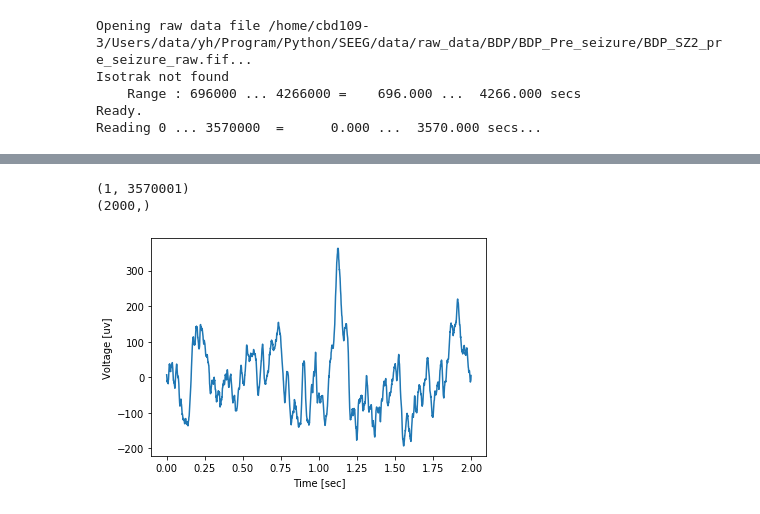
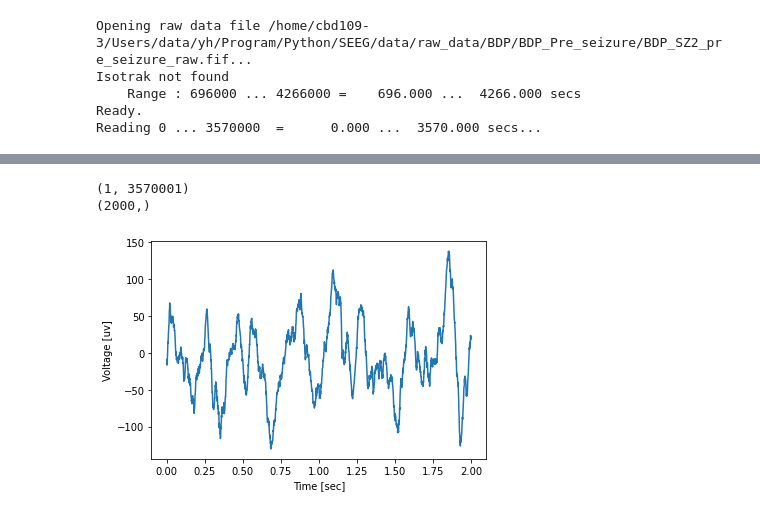
Before and after one commit to danzhewuju/SEEG, a Jupyter notebook: NoteBookJupyter/Raw_data_selected.ipynb, the cells around one changed output, grey strips where cells are left out. Saved outputs shown, nothing was run; the diff lists cells and outputs as text; code cells hidden in the pictures.

```diff
--- a/NoteBookJupyter/Raw_data_selected.ipynb
+++ b/NoteBookJupyter/Raw_data_selected.ipynb
@@ -16,5 +14,5 @@ pre_2_path = "/home/cbd109-3/Users/data/yh/Program/Python/SEEG/data/raw_data/BDP
 # %% [markdown]
 ## 1. 第一个人的图像
 # %%
-pre_1_raw_data = read_raw(pre_1_path)
-print(pre_1_raw_data.info['ch_names'])
+pre_2_raw_data = read_raw(pre_2_path)
+print(pre_2_raw_data.info['ch_names'])
@@ -21,3 +26,3 @@ print(pre_1_raw_data.info['ch_names'])
 # %%
-select_channel_data = select_channel_data(pre_1_raw_data, ['POL E8'])
+select_channel_data = select_channel_data(pre_2_raw_data, ['POL B15'])
 # %%
@@ -48,13 +87,13 @@ Isotrak not found
 Ready.
 Reading 0 ... 3570000  =      0.000 ...  3570.000 secs...
 # %%
-select_channel_data = select_channel_data(pre_2_raw_data, ['POL A7'])
-save_name = "b15470c2-2555-11ea-9699-e0d55e6ff654-0.npy"
+select_channel_data = select_channel_data(pre_2_raw_data, ['POL E9'])
+save_name = "b1546ea4-2555-11ea-9699-e0d55e6ff654-0.npy"
 save_path = os.path.join(save_dir, save_name+"cluster_4.pdf")
 print(select_channel_data.shape)
 sampling = 1000
-start = 3348
-end = 3350
+start = 2264
+end = 2266
 y = select_channel_data[:, start*sampling: end*sampling]
 y = y.flatten()
 print(y.shape)
@@ -69,9 +112,10 @@ plt.show()
 # %%
 # 0
-pre_2_raw_data_0 = read_raw(pre_2_path)
-select_channel_data = select_channel_data(pre_2_raw_data_0, ['POL B13'])
+# pre_2_raw_data_0 = read_raw(pre_2_path)
+pre_2_raw_data = read_raw(pre_2_path)
+select_channel_data = select_channel_data(pre_2_raw_data, ['POL B13'])
 save_name = "b1547012-2555-11ea-9699-e0d55e6ff654-0.npy"
-save_path = os.path.join(save_dir, save_name+"cluster_0.pdf")
+save_path = os.path.join(save_dir, save_name+"cluster_1.pdf")
 print(select_channel_data.shape)
 sampling = 1000
 start = 2996
@@ -99,24 +171,24 @@ Reading 0 ... 3570000  =      0.000 ...  3570.000 secs...
 # %%
-# 1
-select_channel_data_A7 = select_channel_data(pre_2_raw_data, ['POL G8'])
-save_name = "b12e66e4-2555-11ea-9699-e0d55e6ff654-0.npy"
-save_path = os.path.join(save_dir, save_name+"cluster_1.pdf")
+# 3
+select_channel_data_A7 = select_channel_data(pre_2_raw_data, ['POL G5'])
+save_name = "b12e684a-2555-11ea-9699-e0d55e6ff654-0.npy"
+save_path = os.path.join(save_dir, save_name+"cluster_3.pdf")
 print(select_channel_data_A7.shape)
 sampling = 1000
-start = 520
-end = 522
+start = 1236
+end = 1238
 y = select_channel_data_A7[:, start*sampling: end*sampling]
 y = y.flatten()
 print(y.shape)
 plt.figure()
 plt.plot()
 x = np.arange(0, 2, 1/1000)
 plt.plot(x, y*1e6)
 plt.xlabel("Time [sec]")
 plt.ylabel("Voltage [uv]")
 plt.savefig(save_path)
 plt.show()
 # %% [output]
 (1, 3570001)
 (2000,)
-[figure, old version]
+[figure, new version]
```
Also changed, not shown: parts of 10 cells of this notebook, 3 other files.
